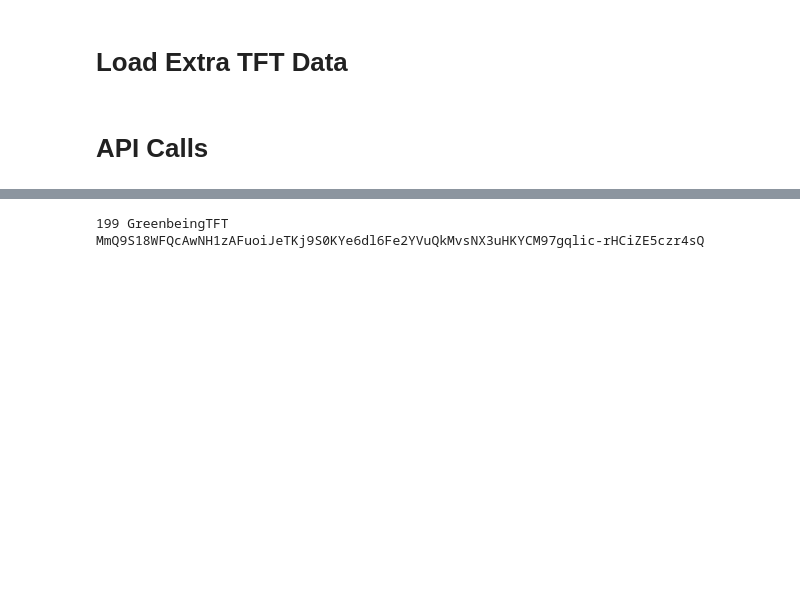
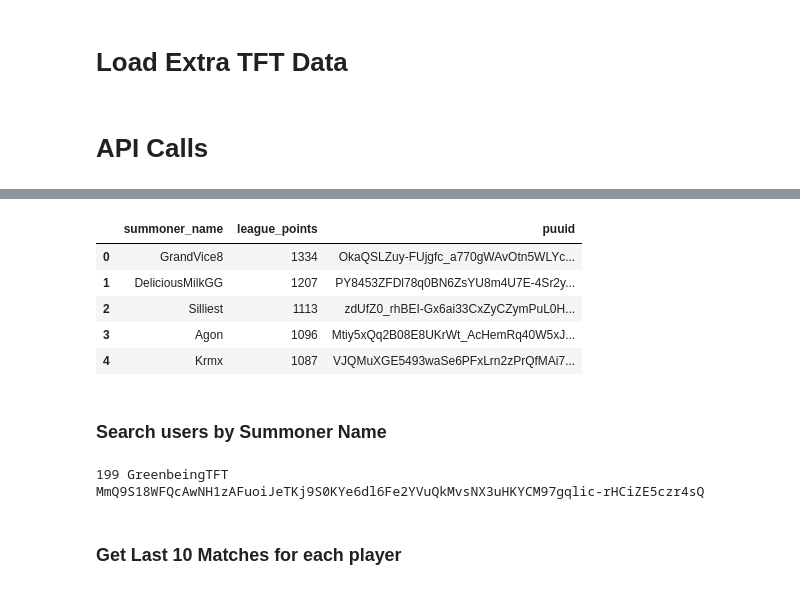
Before and after one commit to erikon/data-practice-tft, a Jupyter notebook: data_collection.ipynb, the cells around one changed output, grey strips where cells are left out. Cells and saved outputs as stored; diff of their text form; code cells hidden in the pictures; blank space fills up the shorter version.

```diff
--- a/data_collection.ipynb
+++ b/data_collection.ipynb
@@ -58,6 +60,17 @@ player_df.drop(['index'], axis=1, inplace=True)
 # %%
 i = 0
 player_uuids = []
+# %%
+player_df.head()
+# %% [output]
+|  | summoner_name | league_points | puuid |
+| 0 | GrandVice8 | 1334 | OkaQSLZuy-FUjgfc_a770gWAvOtn5WLYc... |
+| 1 | DeliciousMilkGG | 1207 | PY8453ZFDl78q0BN6ZsYU8m4U7E-4Sr2y... |
+| 2 | Silliest | 1113 | zdUfZ0_rhBEI-Gx6ai33CxZyCZymPuL0H... |
+| 3 | Agon | 1096 | Mtiy5xQq2B08E8UKrWt_AcHemRq40W5xJ... |
+| 4 | Krmx | 1087 | VJQMuXGE5493waSe6PFxLrn2zPrQfMAi7... |
+# %% [markdown]
+### Search users by Summoner Name
 # %%
 URL_name = 'https://na1.api.riotgames.com/tft/summoner/v1/summoners/by-name/'
 
@@ -76,6 +89,8 @@ for index in range(i+1, len(player_df['summoner_name'])):
 MmQ9S18WFQcAwNH1zAFuoiJeTKj9S0KYe6dl6Fe2YVuQkMvsNX3uHKYCM97gqlic-rHCiZE5czr4sQ
 # %%
 player_df['puuid'] = player_uuids
+# %% [markdown]
+### Get Last 10 Matches for each player
 # %%
 match_ids_df = pd.DataFrame(columns=['puuid', 'match_id'])
 URL_match_ids = 'https://americas.api.riotgames.com/tft/match/v1/matches/by-puuid/'
```
Also changed, not shown: parts of 8 cells of this notebook, 3 other files.
